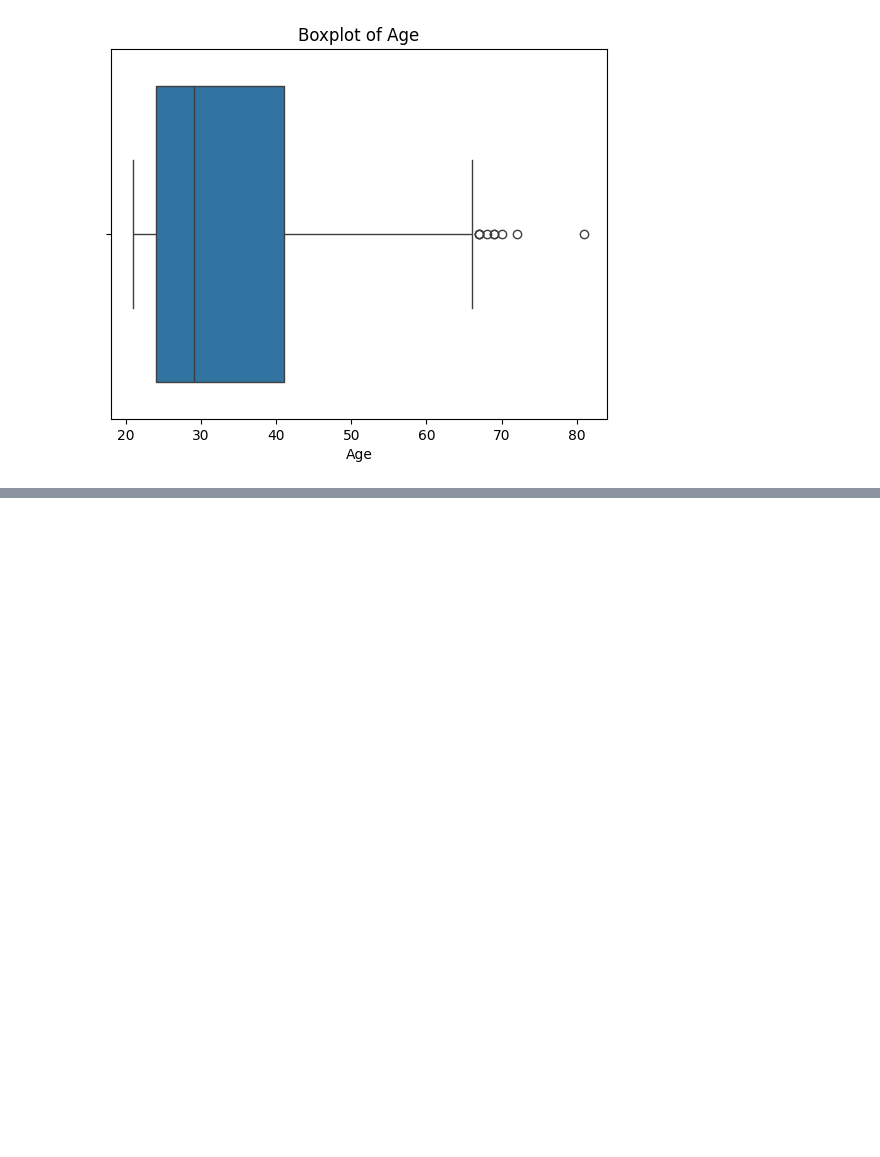
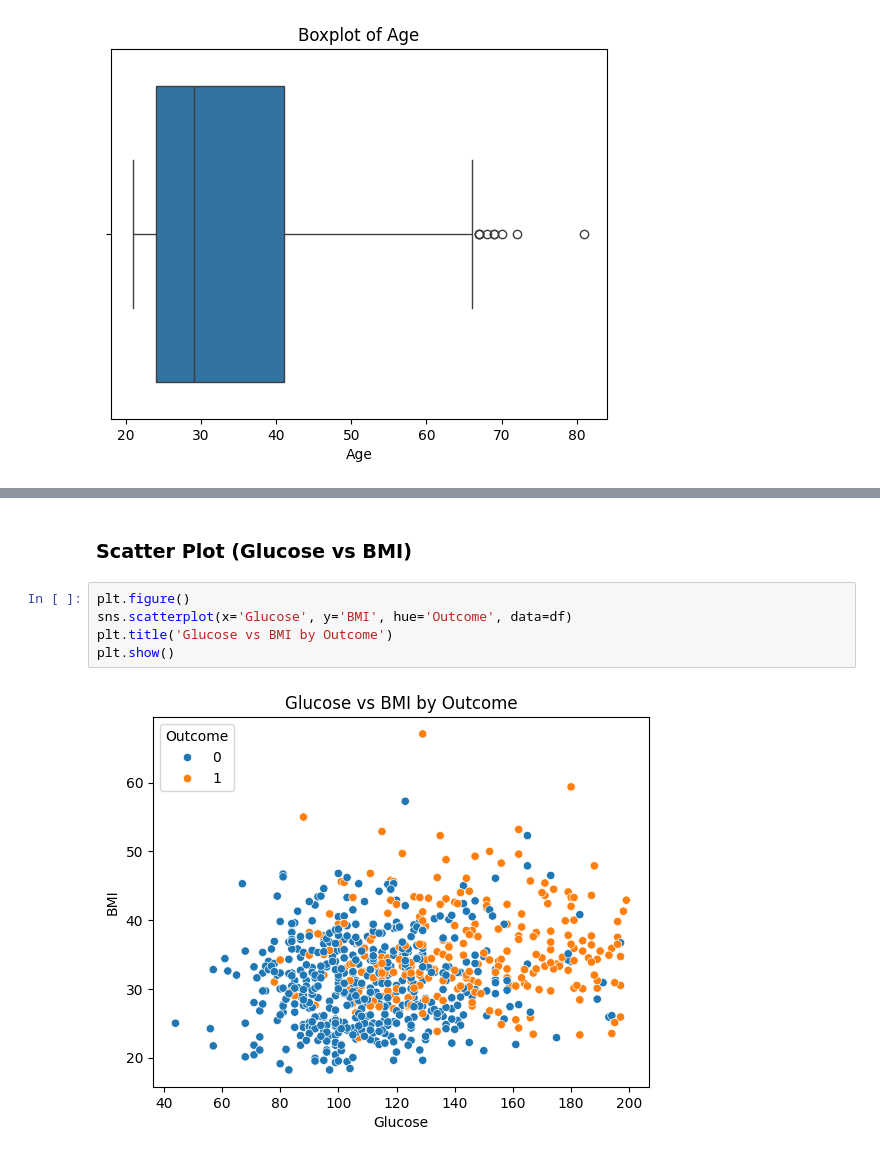
Before and after one commit to Agumekenneth/Machine-learning-, a Jupyter notebook: Exam project/exam.ipynb, the cells around one changed output, grey strips where cells are left out. Drawn from its saved outputs; the diff is of its cells as text; blank space fills up the shorter version.

```diff
--- a/Exam project/exam.ipynb
+++ b/Exam project/exam.ipynb
@@ -158,0 +197,9 @@ for feature in features:
+# %% [markdown]
+### Scatter Plot (Glucose vs BMI)
+# %%
+plt.figure()
+sns.scatterplot(x='Glucose', y='BMI', hue='Outcome', data=df)
+plt.title('Glucose vs BMI by Outcome')
+plt.show()
+# %% [output]
+[figure, added]
```
Also changed, not shown: parts of 54 cells of this notebook.
